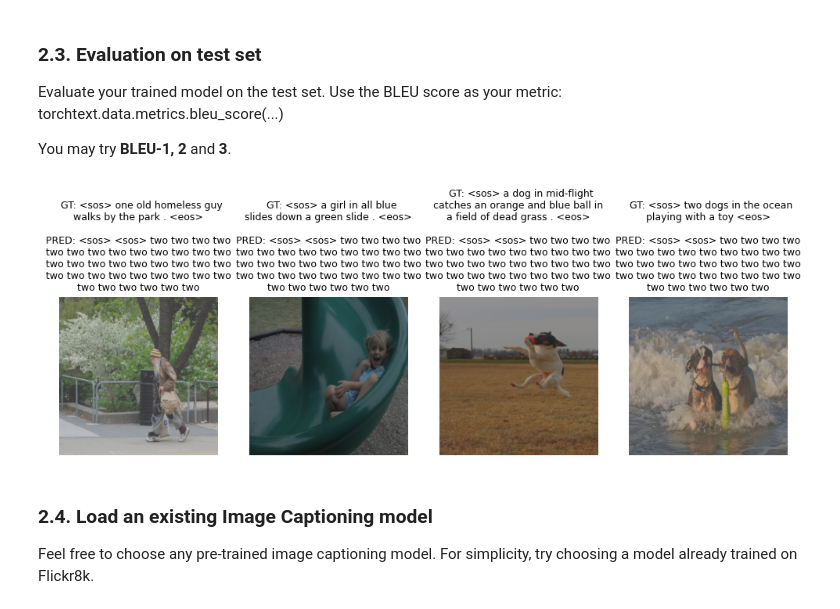
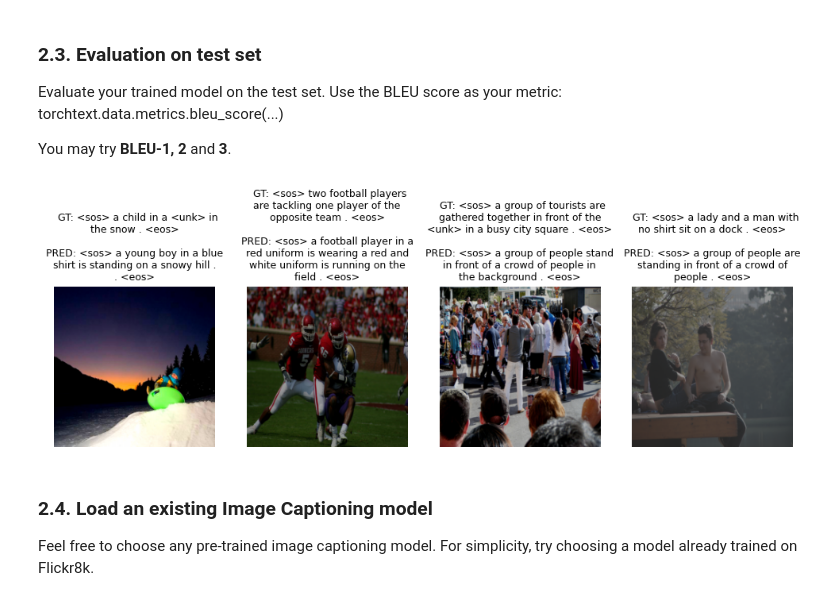
Before and after one commit to liviuflo/dnd-assignment2, a Jupyter notebook: DND_Assignment_2_24_25_1.ipynb, the cells around one changed output. Cells and saved outputs as stored; diff of their text form; code cells hidden in the pictures.

```diff
--- a/DND_Assignment_2_24_25_1.ipynb
+++ b/DND_Assignment_2_24_25_1.ipynb
@@ -1047,13 +1047,13 @@ def train_model(
     return losses, metrics
 
 
-# EMBEDDING_SIZE = 1024
-# ATTENTION_DIM = 256
-# DECODER_DIM = 256
+EMBEDDING_SIZE = 1024
+ATTENTION_DIM = 256
+DECODER_DIM = 256
 
-EMBEDDING_SIZE = 512
-ATTENTION_DIM = 128
-DECODER_DIM = 128
+# EMBEDDING_SIZE = 512
+# ATTENTION_DIM = 128
+# DECODER_DIM = 128
 DROPOUT = 0.5
 
 model = ImageCaptioningModel(
@@ -1074,7 +1074,7 @@ losses, metrics = train_model(
     loss_fn=LOSS_FN,
     num_epochs=200,
     early_stopping_threshold=10,
-    train_tf_prob=0.5,
+    train_tf_prob=1,
 )
 
 # model = ImageCaptioningModel.init_from_file("weights/1731168229/015.pt")
@@ -1106,36 +1149,37 @@ def predict_on_dataset(model: ImageCaptioningModel, ds, wanted_images):
         for i, sample_id in enumerate(sample_ids):
             image_tensor, gt_caption, _ = ds[sample_id]
 
             images = image_tensor.unsqueeze(0)
             gt_captions = gt_caption.unsqueeze(0)
 
             preds, captions, _ = model.forward(
                 images.to(device),  # gt_captions.to(device)
             )
 
             pred_caption = decode_caption(captions[0], VOCAB)
+            pred_caption = pred_caption.replace(PAD, "")
 
             image = denormalize(image_tensor).numpy()
             image = np.transpose(image, (1, 2, 0))
             image[image > 1] = 1
 
             text_gt = "  GT: " + decode_caption(gt_caption, ds.vocab)
             wrapped_text_gt = "\n".join(wrap(text_gt, width=35))
 
             text_pred = "PRED: " + pred_caption
             wrapped_text_pred = "\n".join(wrap(text_pred, width=35))
 
             title = wrapped_text_gt + "\n\n" + wrapped_text_pred
 
             axs[i].imshow(image)
             axs[i].axis("off")
             axs[i].set_title(title, fontsize=9)
 
 
-predict_on_dataset(model, train_dataset, wanted_images=4)
-# predict_on_dataset(model, test_dataset, wanted_images=4)
+# predict_on_dataset(model, train_dataset, wanted_images=4)
+predict_on_dataset(model, test_dataset, wanted_images=4)
 # %% [output]
-[figure, old version]
+[figure, new version]
 # %% [markdown]
 ### 2.4. Load an existing Image Captioning model
 
```
Also changed, not shown: parts of 2 cells of this notebook, 2 other files.
